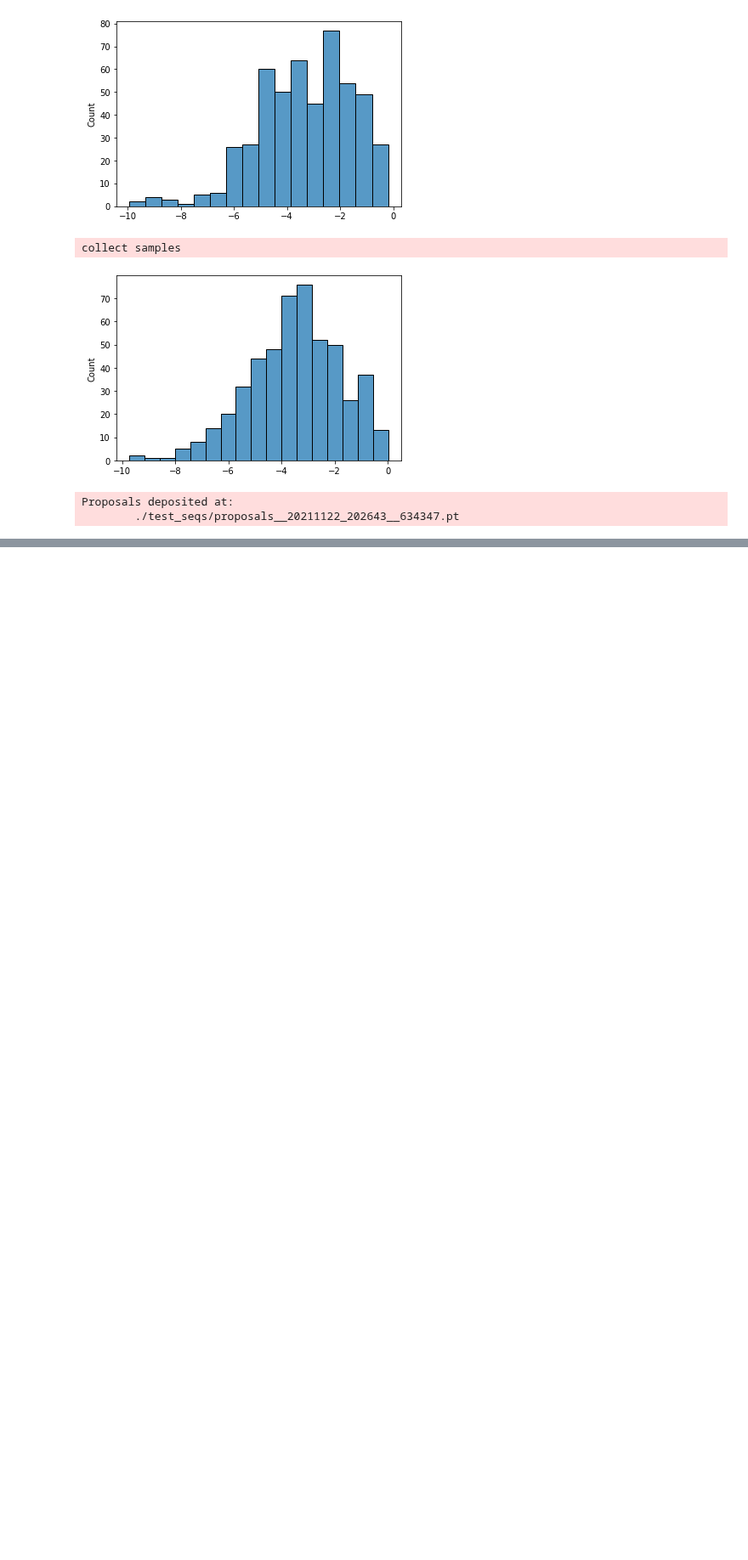
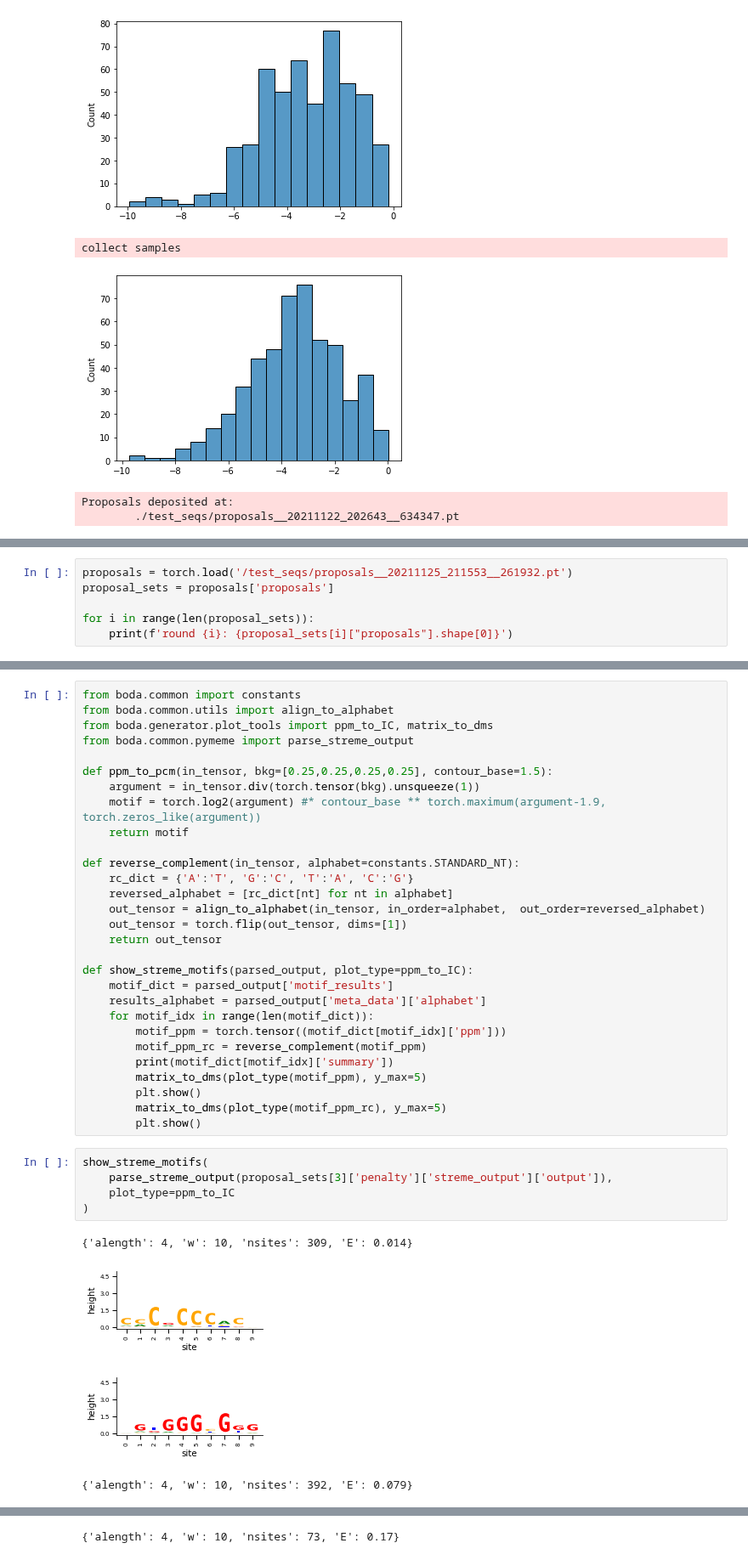
Before and after one commit to sjgosai/boda2, a Jupyter notebook: analysis/SG014__generator_api_dev/generator_interactive_test.ipynb, the cells around one changed output, grey strips where cells are left out. Shown at 85% size. Drawn from its saved outputs; the diff is of its cells as text; blank space fills up the shorter version.

```diff
--- a/analysis/SG014__generator_api_dev/generator_interactive_test.ipynb
+++ b/analysis/SG014__generator_api_dev/generator_interactive_test.ipynb
@@ -319,0 +264,6 @@ save_proposals(proposal_sets, args_copy)
+# %%
+proposals = torch.load('/test_seqs/proposals__20211125_211553__261932.pt')
+proposal_sets = proposals['proposals']
+
+for i in range(len(proposal_sets)):
+    print(f'round {i}: {proposal_sets[i]["proposals"].shape[0]}')
@@ -319,0 +276,39 @@ save_proposals(proposal_sets, args_copy)
+# %%
+from boda.common import constants
+from boda.common.utils import align_to_alphabet
+from boda.generator.plot_tools import ppm_to_IC, matrix_to_dms
+from boda.common.pymeme import parse_streme_output
+
+def ppm_to_pcm(in_tensor, bkg=[0.25,0.25,0.25,0.25], contour_base=1.5):
+    argument = in_tensor.div(torch.tensor(bkg).unsqueeze(1))
+    motif = torch.log2(argument) #* contour_base ** torch.maximum(argument-1.9, torch.zeros_like(argument))
+    return motif
+
+def reverse_complement(in_tensor, alphabet=constants.STANDARD_NT):
+    rc_dict = {'A':'T', 'G':'C', 'T':'A', 'C':'G'}
+    reversed_alphabet = [rc_dict[nt] for nt in alphabet]
+    out_tensor = align_to_alphabet(in_tensor, in_order=alphabet,  out_order=reversed_alphabet)
+    out_tensor = torch.flip(out_tensor, dims=[1])
+    return out_tensor
+
+def show_streme_motifs(parsed_output, plot_type=ppm_to_IC):
+    motif_dict = parsed_output['motif_results']
+    results_alphabet = parsed_output['meta_data']['alphabet']
+    for motif_idx in range(len(motif_dict)):
+        motif_ppm = torch.tensor((motif_dict[motif_idx]['ppm']))
+        motif_ppm_rc = reverse_complement(motif_ppm)
+        print(motif_dict[motif_idx]['summary'])
+        matrix_to_dms(plot_type(motif_ppm), y_max=5)
+        plt.show()
+        matrix_to_dms(plot_type(motif_ppm_rc), y_max=5)
+        plt.show()
+# %%
+show_streme_motifs(
+    parse_streme_output(proposal_sets[3]['penalty']['streme_output']['output']),
+    plot_type=ppm_to_IC
+)
+# %% [output]
+{'alength': 4, 'w': 10, 'nsites': 309, 'E': 0.014}
+[figure, added]
+[figure, added]
+{'alength': 4, 'w': 10, 'nsites': 392, 'E': 0.079}
@@ -319,0 +317 @@ save_proposals(proposal_sets, args_copy)
+{'alength': 4, 'w': 10, 'nsites': 73, 'E': 0.17}
```
Also changed, not shown: parts of 20 cells of this notebook.
